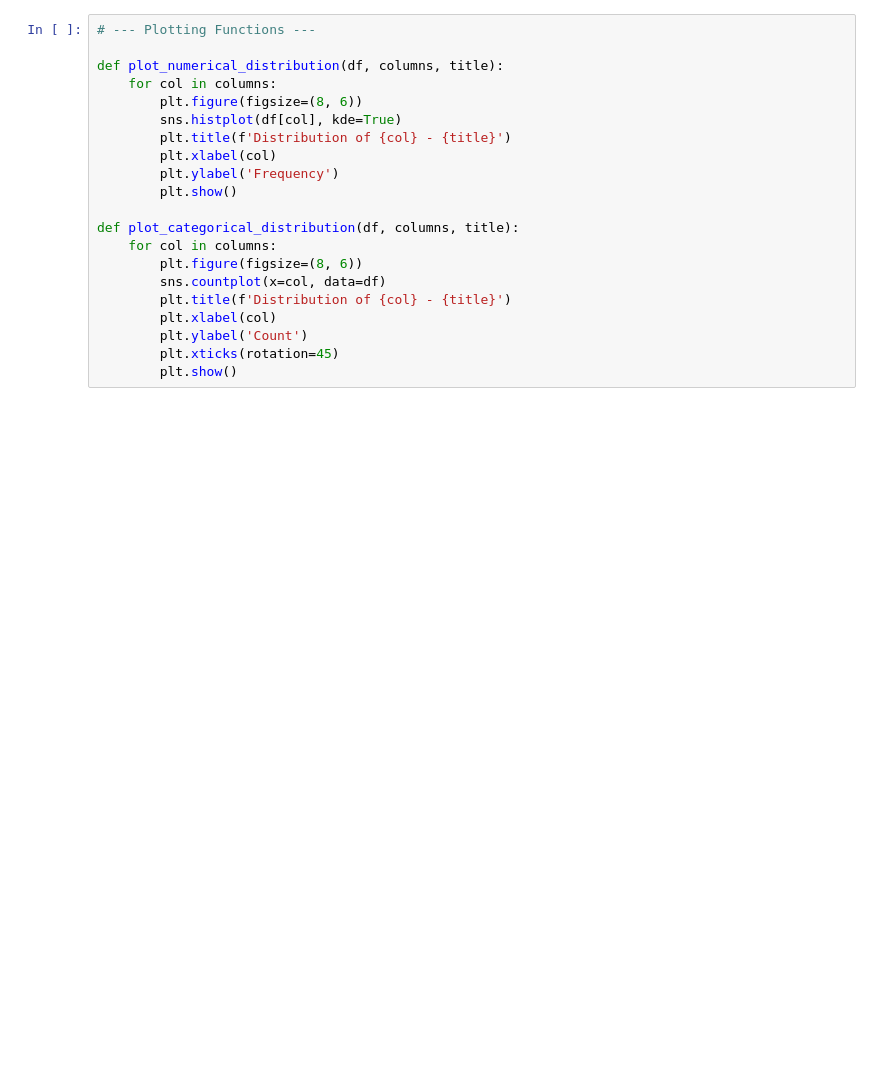
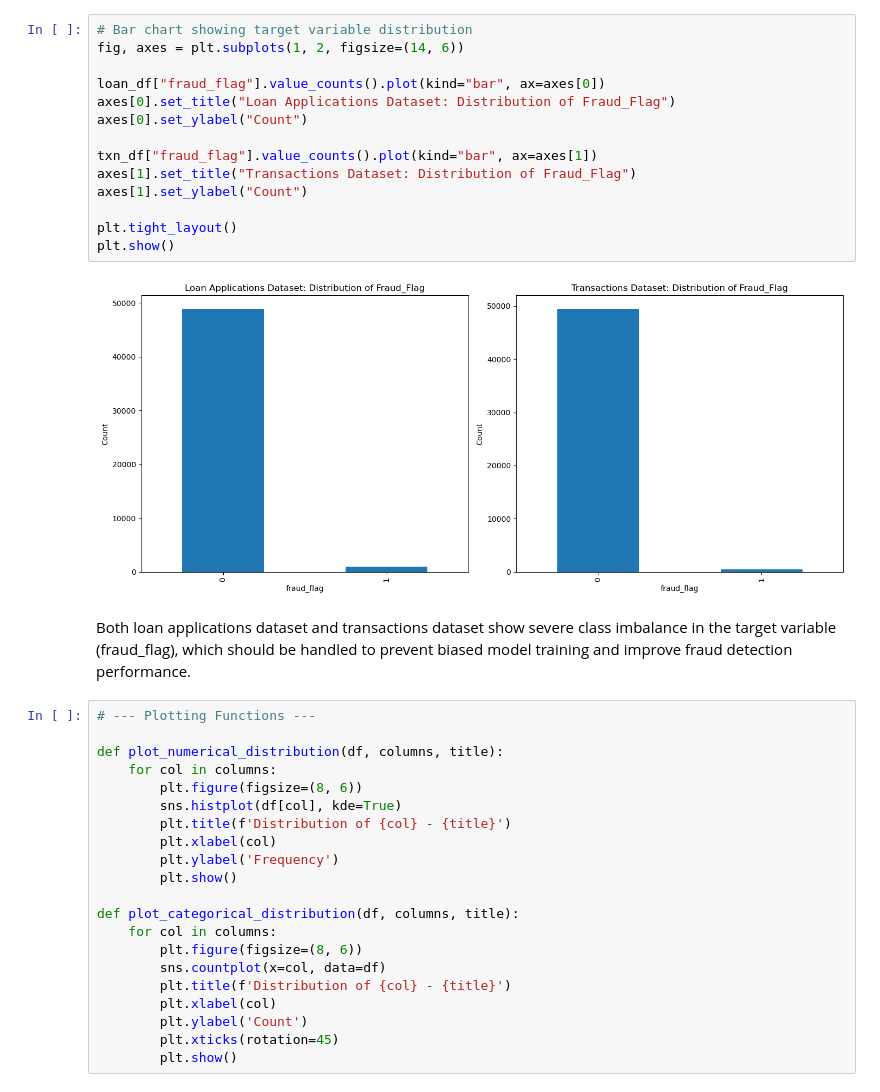
Before and after one commit to nigel-tannn/bt4012-project, a Jupyter notebook: EDA.ipynb, the cells around one changed output. Saved outputs shown, nothing was run; the diff lists cells and outputs as text; blank space fills up the shorter version.

Commit message:
added transactions target variable distribution

```diff
--- a/EDA.ipynb
+++ b/EDA.ipynb
@@ -107,3 +162,21 @@ Name: proportion, dtype: float64
+# %%
+# Bar chart showing target variable distribution
+fig, axes = plt.subplots(1, 2, figsize=(14, 6))
+
+loan_df["fraud_flag"].value_counts().plot(kind="bar", ax=axes[0])
+axes[0].set_title("Loan Applications Dataset: Distribution of Fraud_Flag")
+axes[0].set_ylabel("Count")
+
+txn_df["fraud_flag"].value_counts().plot(kind="bar", ax=axes[1])
+axes[1].set_title("Transactions Dataset: Distribution of Fraud_Flag")
+axes[1].set_ylabel("Count")
+
+plt.tight_layout()
+plt.show()
+# %% [output]
+[figure, added]
+# %% [markdown]
+Both loan applications dataset and transactions dataset show severe class imbalance in the target variable (fraud_flag), which should be handled to prevent biased model training and improve fraud detection performance.
 # %%
 # --- Plotting Functions ---
 
```
Also changed, not shown: parts of 15 cells of this notebook.
